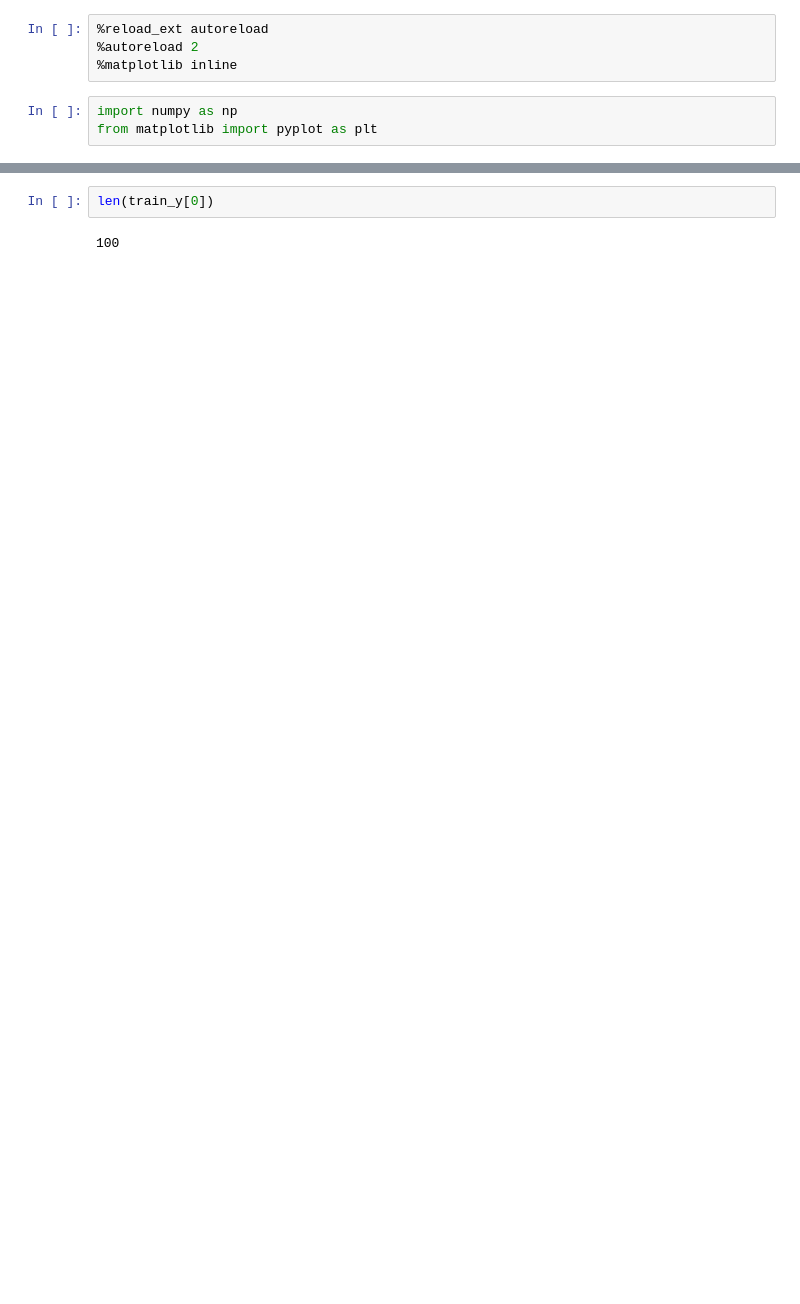
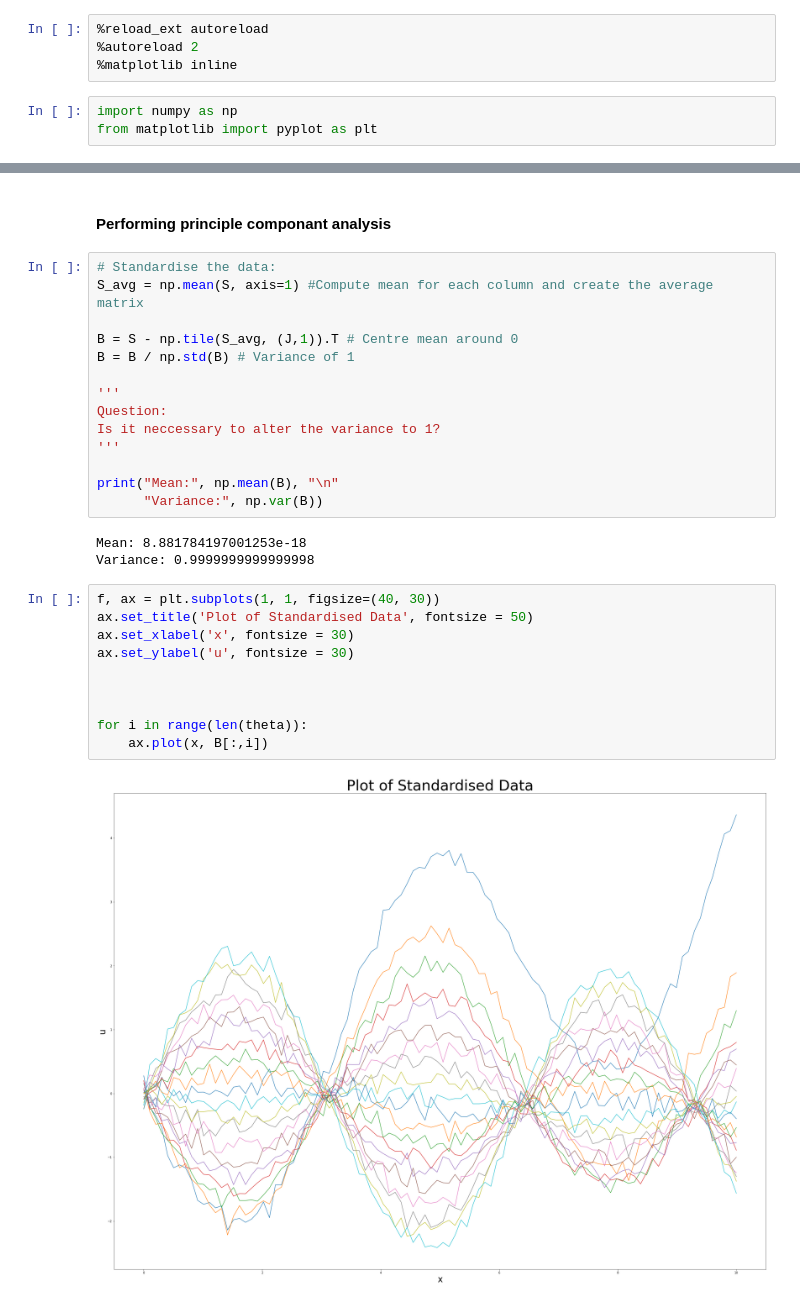
Before and after one commit to BFourcin/Ben-PhD, a Jupyter notebook: Theta_sin_x_Example.ipynb, the cells around one changed output, grey strips where cells are left out. Saved outputs shown, nothing was run; the diff lists cells and outputs as text; blank space fills up the shorter version.

Commit message:
"Code performs PCA on function before creating gpytorch Guassian Models to emulate the function"

```diff
--- a/Theta_sin_x_Example.ipynb
+++ b/Theta_sin_x_Example.ipynb
@@ -33,4 +59,31 @@ for i in range(len(theta)):
-# %%
-len(train_y[0])
-# %% [output]
-100
+# %% [markdown]
+#### Performing principle componant analysis
+# %%
+# Standardise the data:
+S_avg = np.mean(S, axis=1) #Compute mean for each column and create the average matrix
+
+B = S - np.tile(S_avg, (J,1)).T # Centre mean around 0
+B = B / np.std(B) # Variance of 1
+
+'''
+Question:
+Is it neccessary to alter the variance to 1?
+'''
+
+print("Mean:", np.mean(B), "\n"
+      "Variance:", np.var(B))
+# %% [output]
+Mean: 8.881784197001253e-18
+Variance: 0.9999999999999998
+# %%
+f, ax = plt.subplots(1, 1, figsize=(40, 30))
+ax.set_title('Plot of Standardised Data', fontsize = 50)
+ax.set_xlabel('x', fontsize = 30)
+ax.set_ylabel('u', fontsize = 30)
+
+
+
+for i in range(len(theta)):
+    ax.plot(x, B[:,i])
+# %% [output]
+[figure, added]
```
Also changed, not shown: parts of 21 cells of this notebook.
